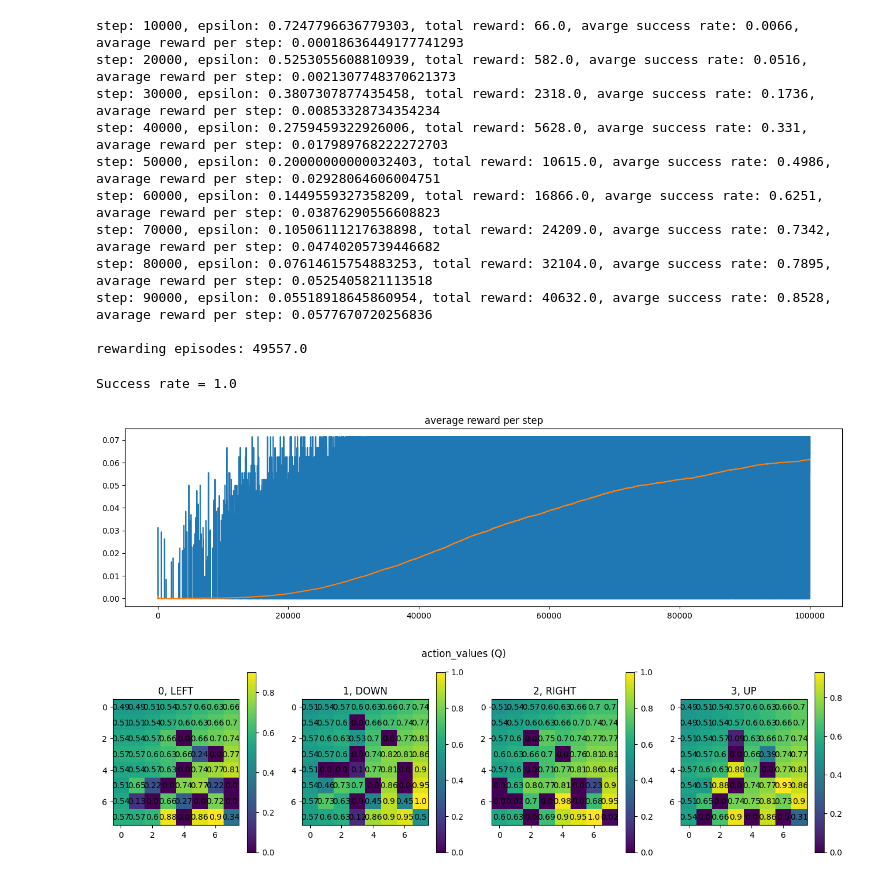
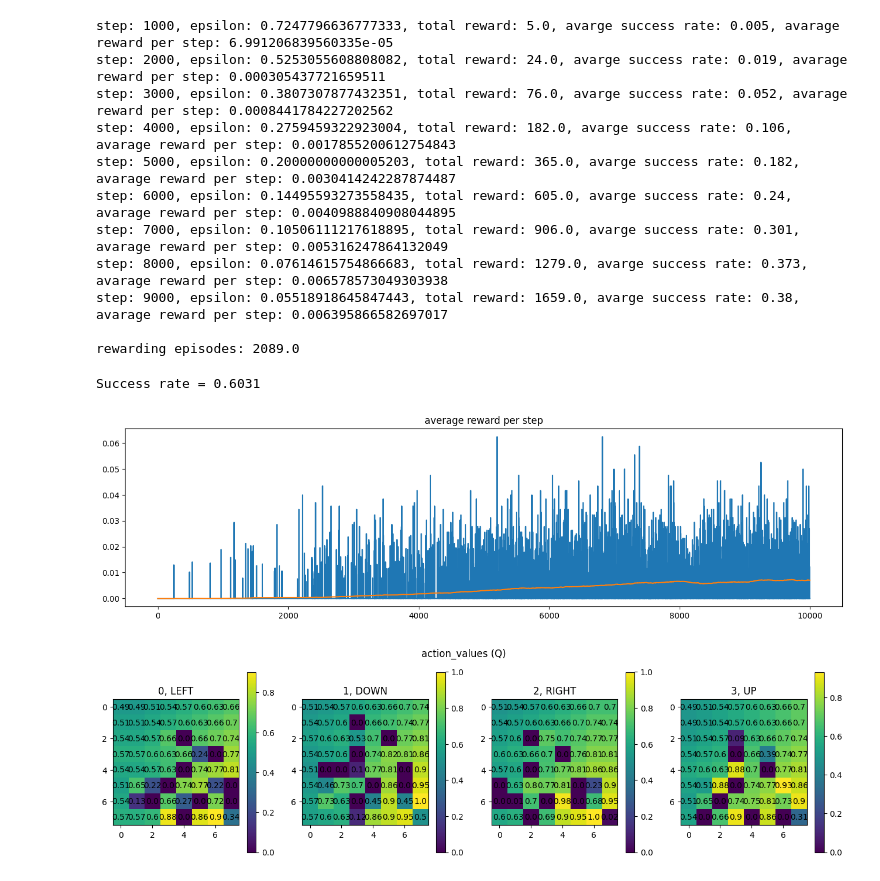
Before and after one commit to tonywang1990/mini-rl, a Jupyter notebook: notebooks/prioritized_sweeping.ipynb, the cells around one changed output. Cells and saved outputs as stored; diff of their text form; code cells hidden in the pictures.

```diff
--- a/notebooks/prioritized_sweeping.ipynb
+++ b/notebooks/prioritized_sweeping.ipynb
@@ -21,7 +19,7 @@ test_dyna_q_agent passed!
 # %%
 # Policy Eval
 # Params
-max_episode = 100000
+max_episode = 10000
 video_path = "../video/dyna_q.mp4"
 random_seed = 101
 
@@ -40,7 +38,7 @@ lr_schedule = create_decay_schedule(max_episode)
 #env = gym.make('Taxi-v3')
 # using render_mode=rgb_array so that video recording works
 env = gym.make('FrozenLake-v1', desc=None, map_name="8x8",
-               is_slippery=False, render_mode='rgb_array')
+               is_slippery=True, render_mode='rgb_array')
 env.np_random = rng
 
 # Create Agent
@@ -48,47 +46,47 @@ agent = DynaQAgent(
     state_space=env.observation_space,
     action_space=env.action_space,
     discount_rate=0.95,
     epsilon=1.0,
     learning_rate=0.1,
     agent_type='q_learning',
-    planning_steps=10
+    planning_steps=3
 )
 
 # Start Learning
 for i in range(max_episode):
     reward, steps = agent.play_episode(env, epsilon=epsilon_schedule[i])
     history.append(reward / steps)
     total_reward += reward
     if i % report_interval == 0 and i != 0:
         print(
-            f"step: {i}, epsilon: {epsilon_schedule[i]}, total reward: {total_reward}, avarge success rate: {np.sum([x > 0 for x in history[-report_interval:-1]])/report_interval}, avarage reward per step: {np.mean(history[-report_interval:-1])}")
+            f"step: {i}, epsilon: {agent._epsilon}, total reward: {total_reward}, avarge success rate: {np.sum([x > 0 for x in history[-report_interval:-1]])/report_interval}, avarage reward per step: {np.mean(history[-report_interval:-1])}")
 print(f"\nrewarding episodes: {total_reward}")
 
 # For off policy learning only: get greedy policy (no exploration)
 agent._policy = get_epsilon_greedy_policy_from_action_values(agent._Q)
 # Run Eval
 success_rate = estimate_success_rate(agent, env, 10000)
 print(f"Success rate = {success_rate}")
 # play last episode with video recording
 #agent.play_episode(env, learning=False, video_path=video_path)
 
 plot_history(history)
 # html=render_mp4(video_path)
 # HTML(html)
 # %% [output]
-step: 10000, epsilon: 0.7247796636779303, total reward: 66.0, avarge success rate: 0.0066, avarage reward per step: 0.00018636449177741293
-step: 20000, epsilon: 0.5253055608810939, total reward: 582.0, avarge success rate: 0.0516, avarage reward per step: 0.0021307748370621373
-step: 30000, epsilon: 0.3807307877435458, total reward: 2318.0, avarge success rate: 0.1736, avarage reward per step: 0.00853328734354234
-step: 40000, epsilon: 0.2759459322926006, total reward: 5628.0, avarge success rate: 0.331, avarage reward per step: 0.017989768222272703
-step: 50000, epsilon: 0.20000000000032403, total reward: 10615.0, avarge success rate: 0.4986, avarage reward per step: 0.02928064606004751
-step: 60000, epsilon: 0.1449559327358209, total reward: 16866.0, avarge success rate: 0.6251, avarage reward per step: 0.03876290556608823
-step: 70000, epsilon: 0.10506111217638898, total reward: 24209.0, avarge success rate: 0.7342, avarage reward per step: 0.04740205739446682
-step: 80000, epsilon: 0.07614615754883253, total reward: 32104.0, avarge success rate: 0.7895, avarage reward per step: 0.0525405821113518
-step: 90000, epsilon: 0.05518918645860954, total reward: 40632.0, avarge success rate: 0.8528, avarage reward per step: 0.0577670720256836
+step: 1000, epsilon: 0.7247796636777333, total reward: 5.0, avarge success rate: 0.005, avarage reward per step: 6.991206839560335e-05
+step: 2000, epsilon: 0.5253055608808082, total reward: 24.0, avarge success rate: 0.019, avarage reward per step: 0.000305437721659511
+step: 3000, epsilon: 0.3807307877432351, total reward: 76.0, avarge success rate: 0.052, avarage reward per step: 0.0008441784227202562
+step: 4000, epsilon: 0.2759459322923004, total reward: 182.0, avarge success rate: 0.106, avarage reward per step: 0.0017855200612754843
+step: 5000, epsilon: 0.20000000000005203, total reward: 365.0, avarge success rate: 0.182, avarage reward per step: 0.0030414242287874487
+step: 6000, epsilon: 0.14495593273558435, total reward: 605.0, avarge success rate: 0.24, avarage reward per step: 0.0040988840908044895
+step: 7000, epsilon: 0.10506111217618895, total reward: 906.0, avarge success rate: 0.301, avarage reward per step: 0.005316247864132049
+step: 8000, epsilon: 0.07614615754866683, total reward: 1279.0, avarge success rate: 0.373, avarage reward per step: 0.006578573049303938
+step: 9000, epsilon: 0.05518918645847443, total reward: 1659.0, avarge success rate: 0.38, avarage reward per step: 0.006395866582697017
 
-rewarding episodes: 49557.0
+rewarding episodes: 2089.0
-Success rate = 1.0
+Success rate = 0.6031
-[figure, old version]
+[figure, new version]
 # %%
 show_state_action_values(agent, 'frozen_lake_8x8')
 # %% [output]
```
Also changed, not shown: parts of 1 cell of this notebook, 5 other files.
